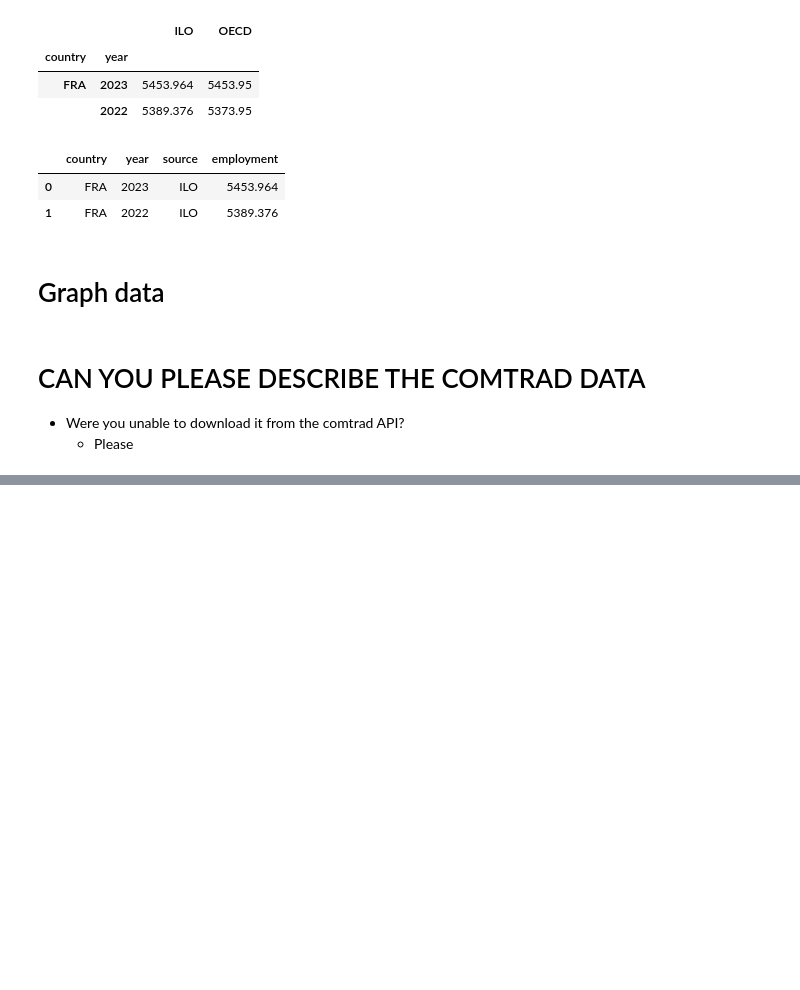
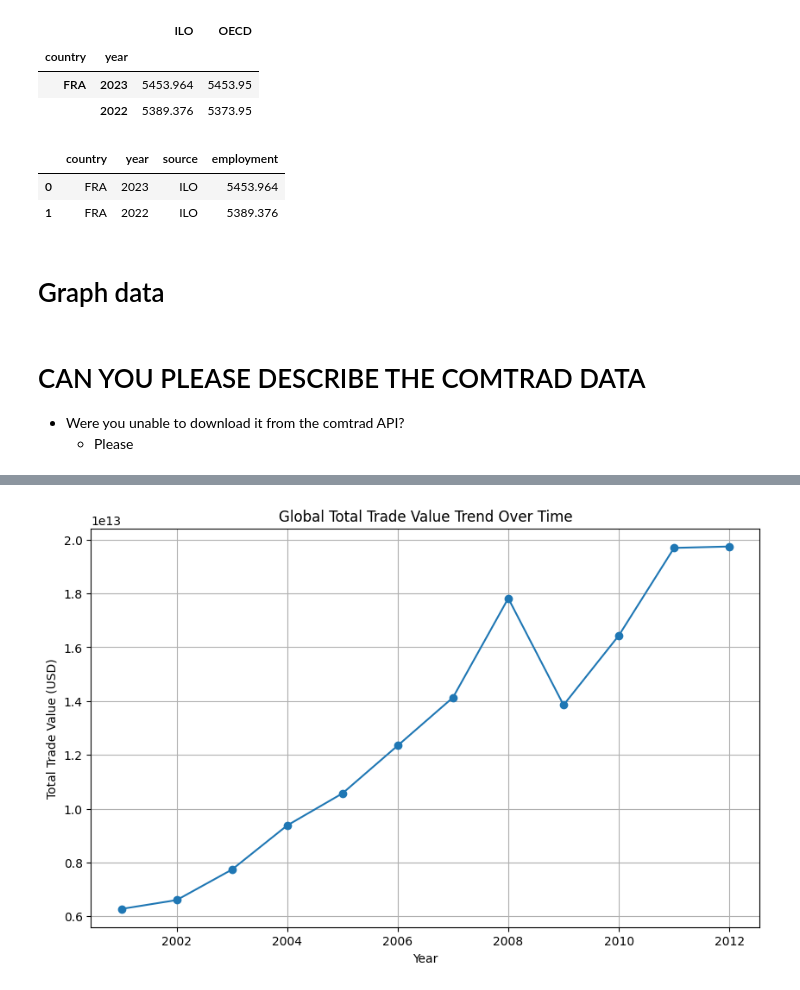
Before and after one commit to Graspp-25-Spring/graspp-25S-trade, a Jupyter notebook: notebooks/milestone_1.ipynb, the cells around one changed output, grey strips where cells are left out. Saved outputs shown, nothing was run; the diff lists cells and outputs as text; code cells hidden in the pictures; blank space fills up the shorter version.

```diff
--- a/notebooks/milestone_1.ipynb
+++ b/notebooks/milestone_1.ipynb
@@ -270,0 +283,4 @@ strong multicollinearity or other numerical problems.
+# %%
+# Group by year and sum the total trade value
+df_global_trend = df_trade_reset.groupby('year')['total trade value'].sum().reset_index()
+print(df_global_trend)
@@ -270,0 +301,13 @@ strong multicollinearity or other numerical problems.
+# %%
+import matplotlib.pyplot as plt
+
+# Plot the global trend
+plt.figure(figsize=(10,6))
+plt.plot(df_global_trend['year'], df_global_trend['total trade value'], marker='o')
+plt.title('Global Total Trade Value Trend Over Time')
+plt.xlabel('Year')
+plt.ylabel('Total Trade Value (USD)')
+plt.grid(True)
+plt.show()
+# %% [output]
+[figure, added]
```
Also changed, not shown: parts of 16 cells of this notebook.
